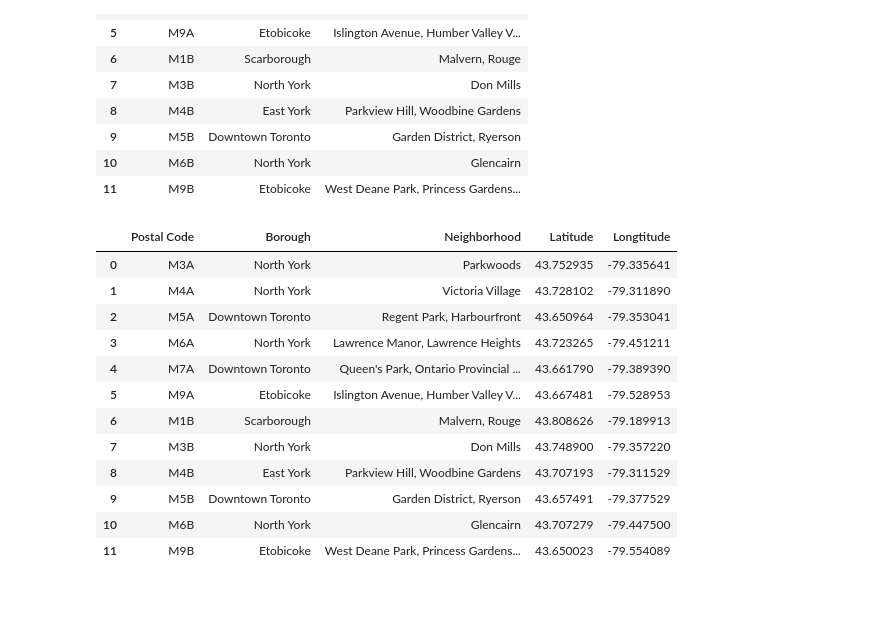
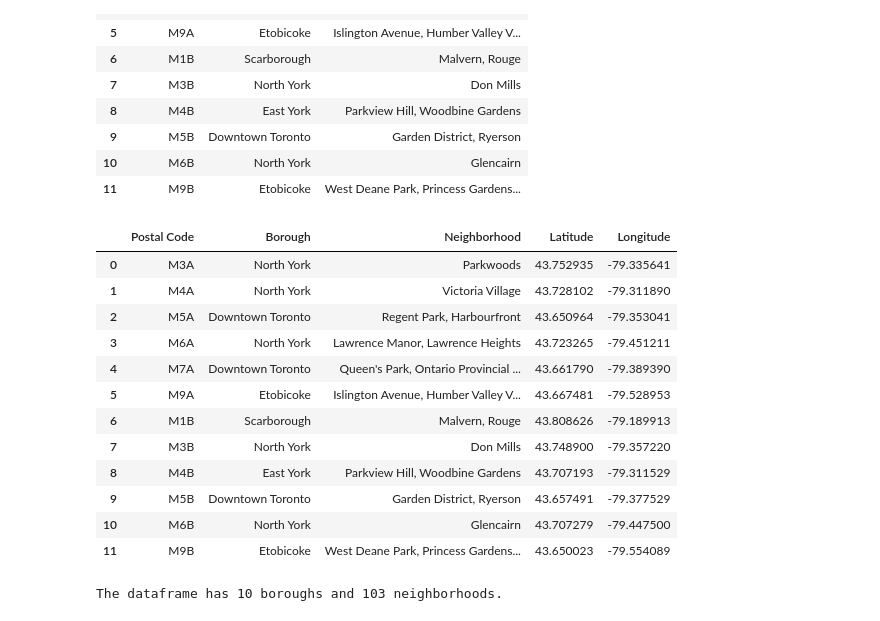
Before and after one commit to RassimAB/github-example, a Jupyter notebook: Toronto-clustering-neighborhood.ipynb, the cells around one changed output. Drawn from its saved outputs; the diff is of its cells as text; code cells hidden in the pictures.

Commit message:
Clustering the neighborhoods of Toronto

```diff
--- a/Toronto-clustering-neighborhood.ipynb
+++ b/Toronto-clustering-neighborhood.ipynb
@@ -68,10 +78,10 @@ for i in range(df.shape[0]):
     Lng_list.append(g.latlng[1])
 # %%
 df['Latitude'] = Lat_list
-df['Longtitude'] = Lng_list
+df['Longitude'] = Lng_list
 df[0:12]
 # %% [output]
-|  | Postal Code | Borough | Neighborhood | Latitude | Longtitude |
+|  | Postal Code | Borough | Neighborhood | Latitude | Longitude |
 | 0 | M3A | North York | Parkwoods | 43.752935 | -79.335641 |
 | 1 | M4A | North York | Victoria Village | 43.728102 | -79.311890 |
 | 2 | M5A | Downtown Toronto | Regent Park, Harbourfront | 43.650964 | -79.353041 |
@@ -84,3 +94,11 @@ df[0:12]
 | 9 | M5B | Downtown Toronto | Garden District, Ryerson | 43.657491 | -79.377529 |
 | 10 | M6B | North York | Glencairn | 43.707279 | -79.447500 |
 | 11 | M9B | Etobicoke | West Deane Park, Princess Gardens... | 43.650023 | -79.554089 |
+# %%
+print('The dataframe has {} boroughs and {} neighborhoods.'.format(
+        len(df['Borough'].unique()),
+        df.shape[0]
+    )
+)
+# %% [output]
+The dataframe has 10 boroughs and 103 neighborhoods.
```
Also changed, not shown: parts of 33 cells of this notebook.
